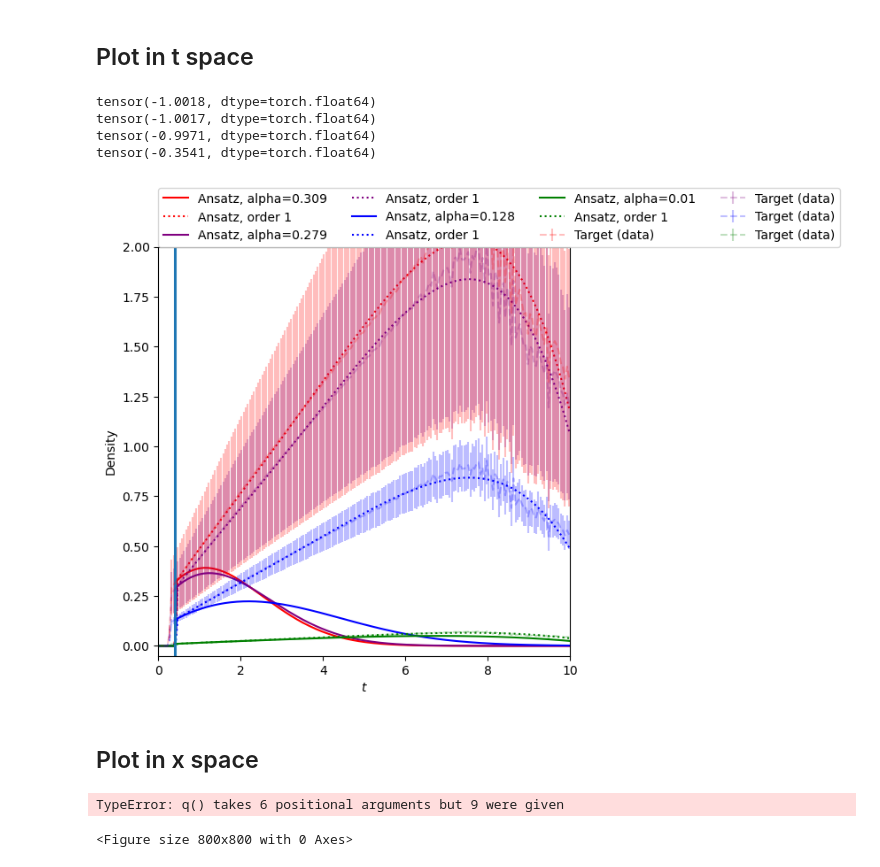
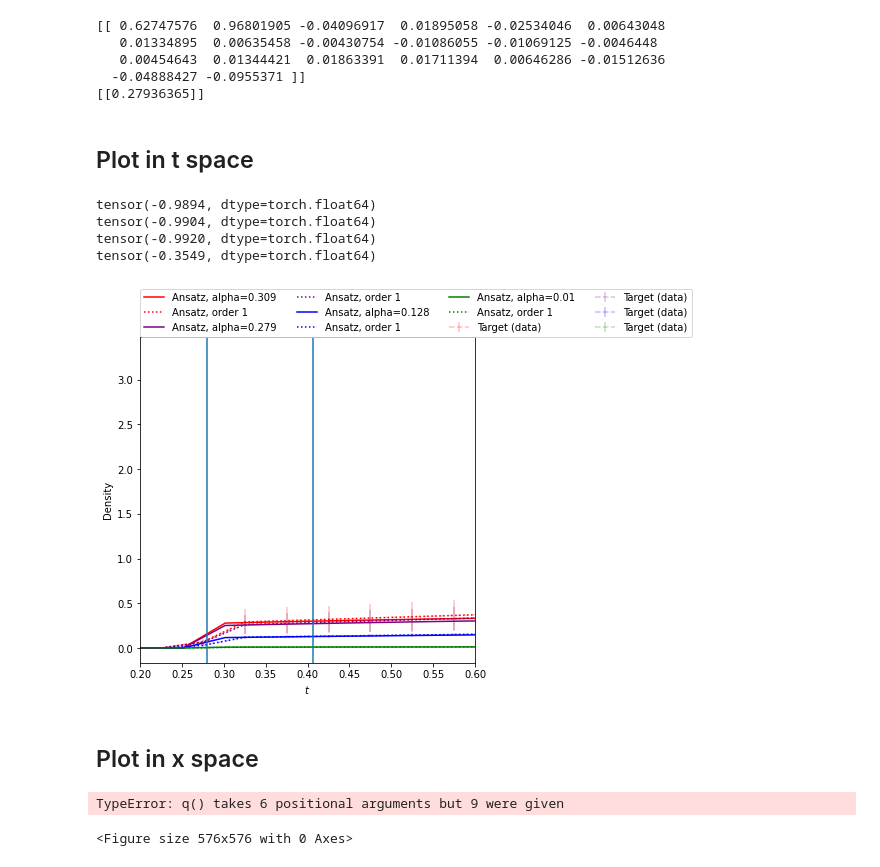
Before and after one commit to rikab/RDF, a Jupyter notebook: numeric/plot_results.ipynb, the cells around one changed output. Drawn from its saved outputs; the diff is of its cells as text; code cells hidden in the pictures.

```diff
--- a/numeric/plot_results.ipynb
+++ b/numeric/plot_results.ipynb
@@ -117,11 +117,24 @@ tt = torch.linspace(save_dict["configs"]["t_min"], save_dict["configs"]["t_max"]
 
 
 colors = ["red", "purple", "blue", "green"]
+# %%
+epoch = -1
+gplot = g_coeffs_log[epoch]
+tplot = theta_log[epoch]
+
+print(gplot)
+print(tplot)
+# %% [output]
+[[ 0.62747576  0.96801905 -0.04096917  0.01895058 -0.02534046  0.00643048
+   0.01334895  0.00635458 -0.00430754 -0.01086055 -0.01069125 -0.0046448
+   0.00454643  0.01344421  0.01863391  0.01711394  0.00646286 -0.01512636
+  -0.04888427 -0.0955371 ]]
+[[0.27936365]]
 # %% [markdown]
 ## Plot in t space
 # %%
 
-theta_log[-1][0, 0] = 0.432
+#theta_log[-1][0, 0] = 0.432
 
 
 plt.figure(figsize = (6,6))
@@ -129,15 +142,15 @@ for i, alpha in enumerate([0.309, 0.279, 0.128, 0.01]):
     alpha_tensor = torch.tensor(alpha, device=device)
 
     # plot ansatz
-    plt.plot(tt.detach().cpu().numpy(),q(tt, alpha_tensor, torch.tensor(g_coeffs_log[-1], device=device),
-                                         torch.tensor(theta_log[-1], device=device), mstar, device).detach().cpu().numpy(),
+    plt.plot(tt.detach().cpu().numpy(),q(tt, alpha_tensor, torch.tensor(gplot, device=device),
+                                         torch.tensor(tplot, device=device), mstar, device).detach().cpu().numpy(),
              label=f"Ansatz, alpha={alpha}",color=colors[i],)
 
 
       # plot ansatz derivative
     alpha_zero = torch.tensor(1e-12, device=device, requires_grad=True)
     fn = lambda a: q(
-        t_bin_centers, a,  torch.tensor(g_coeffs_log[-1], device=device),  torch.tensor(theta_log[-1], device=device), mstar, device
+        t_bin_centers, a,  torch.tensor(gplot, device=device),  torch.tensor(tplot, device=device), mstar, device
     )
     batch_ansatz = get_taylor_expanded_ansatz(fn, alpha_zero, alpha_tensor, order_to_match)
 
@@ -151,41 +164,41 @@ for i, alpha in enumerate([0.309, 0.279, 0.128, 0.01]):
         # plot all-orders solution
         plt.plot(t_bin_centers.detach().cpu().numpy(),get_pdf_toy( alpha_tensor, distribution, t_bin_centers, -1, device).detach() .cpu().numpy(), label="Target (exact)",color=colors[i],linestyle="dashed",)
         # plot-fixed order target
         plt.scatter(  t_bin_centers.detach().cpu().numpy(),get_pdf_toy( alpha_tensor, distribution, t_bin_centers, order_to_match,  device ).detach().cpu()  .numpy(),label=f"Target (order $\\alpha^{order_to_match}$)",color=colors[i],s=0.8,)
 
     else:
         # plot histogram
         loc_data, loc_err = data_dict[alpha]
         plt.errorbar(t_bin_centers.detach().cpu().numpy(), loc_data.detach().cpu().numpy().reshape(-1,), yerr=loc_err.detach().cpu().numpy().reshape(-1,),  label="Target (data)",  color=colors[i],linestyle="dashed", alpha = 0.25,)
 
     # print integral
-    print(torch.trapz(q(t_bin_centers, alpha_tensor, torch.tensor(g_coeffs_log[-1], device=device), torch.tensor(theta_log[-1], device=device), mstar, device), t_bin_centers))
+    print(torch.trapz(q(t_bin_centers, alpha_tensor, torch.tensor(gplot, device=device), torch.tensor(tplot, device=device), mstar, device), t_bin_centers))
 
 def helper_theta(x, x0, temperature=250):
     #return torch.where(x >= 0, 1.0, 0.0)
     return torch.sigmoid(temperature * (x - x0))
 
 
 # plt.plot(tt.detach().cpu().numpy(), 0.1 * helper_theta(tt, theta_log[-1][0]), label=f"Helper Theta (alpha={alpha})", color=colors[i], linestyle="dashed")
 
 plt.legend(loc = (0, 1), ncol = 4)
 plt.xlabel("$t$")
 plt.ylabel("Density")
 # plt.xlim(0, 2)
 # plt.ylim(-0.05,0.05)
-plt.xlim(0,10)
-plt.ylim(-0.05,2)
+plt.xlim(0.2,0.6)
+#plt.ylim(-0.05,2)
 plt.axvline(np.log(1/0.666))
 plt.axvline(theta_log[-1][0].item())
 plt.savefig(f"figures/{outfile_name}_results_nice_tspace.png", bbox_inches = "tight")
 
 plt.show()
 # %% [output]
-tensor(-1.0018, dtype=torch.float64)
-tensor(-1.0017, dtype=torch.float64)
-tensor(-0.9971, dtype=torch.float64)
-tensor(-0.3541, dtype=torch.float64)
+tensor(-0.9894, dtype=torch.float64)
+tensor(-0.9904, dtype=torch.float64)
+tensor(-0.9920, dtype=torch.float64)
+tensor(-0.3549, dtype=torch.float64)
-[figure, old version]
+[figure, new version]
 # %% [markdown]
 ## Plot in x space
 # %%
@@ -200,7 +213,7 @@ for i, alpha in enumerate([0.276, 0.125, 0.013000000000000001]):
     alpha_tensor = torch.tensor(alpha, device=device)
 
     # plot ansatz
-    plt.plot(xx.detach().cpu().numpy(),jacobian*q(tt, alpha_tensor, torch.tensor(g_coeffs_log[-1], device=device),
+    plt.plot(xx.detach().cpu().numpy(),jacobian*q(tt, alpha_tensor, torch.tensor(gplot, device=device),
                                          torch.tensor(theta_log[-1], device=device), mstar, t_min, t_max, device, factorial_cache_info).detach().cpu().numpy(),
              label=f"Ansatz, alpha={alpha}",color=colors[i],)
 
@@ -208,7 +221,7 @@ for i, alpha in enumerate([0.276, 0.125, 0.013000000000000001]):
       # plot ansatz derivative
     alpha_zero = torch.tensor(1e-12, device=device, requires_grad=True)
     fn = lambda a: q(
-        t_bin_centers, a,  torch.tensor(g_coeffs_log[-1], device=device),  torch.tensor(theta_log[-1], device=device), mstar, t_min, t_max, device, factorial_cache_info
+        t_bin_centers, a,  torch.tensor(gplot, device=device),  torch.tensor(theta_log[-1], device=device), mstar, t_min, t_max, device, factorial_cache_info
     )
     batch_ansatz = get_taylor_expanded_ansatz(fn, alpha_zero, alpha_tensor, order_to_match)
 
@@ -241,4 +254,4 @@ plt.savefig(f"figures/{outfile_name}_results_nice_xspace.png", bbox_inches = "ti
 plt.show()
 # %% [output]
 TypeError: q() takes 6 positional arguments but 9 were given
-<Figure size 800x800 with 0 Axes>
+<Figure size 576x576 with 0 Axes>
```
Also changed, not shown: parts of 4 cells of this notebook, 7 other files.
